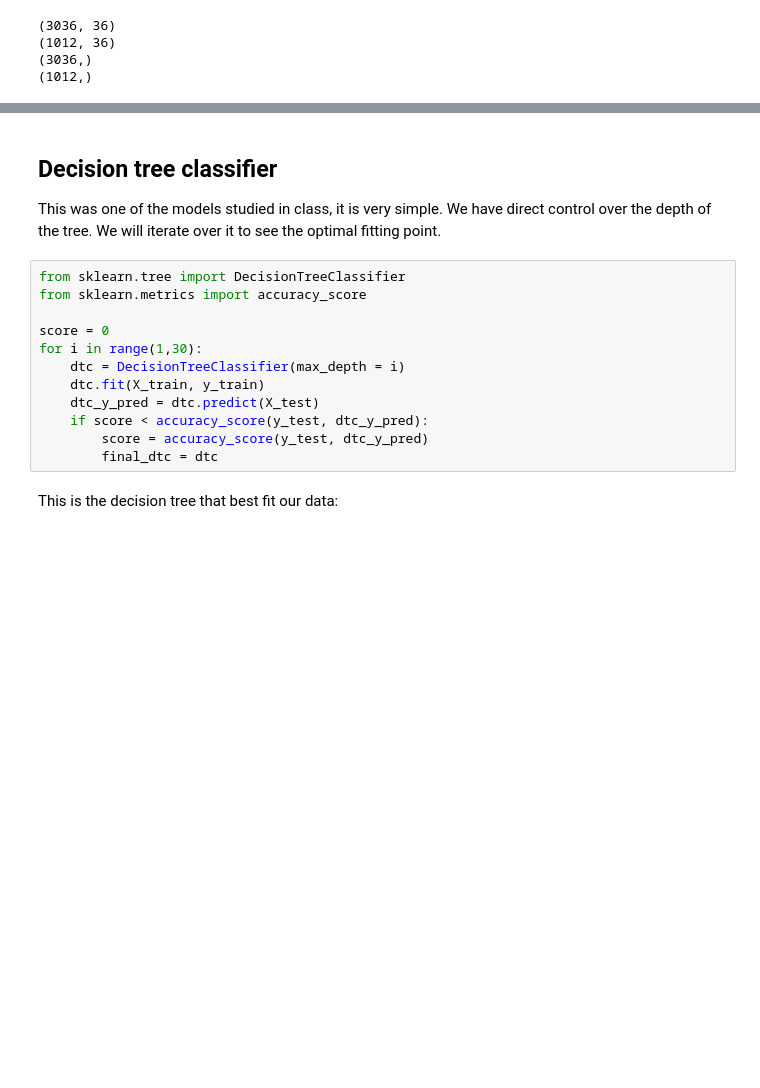
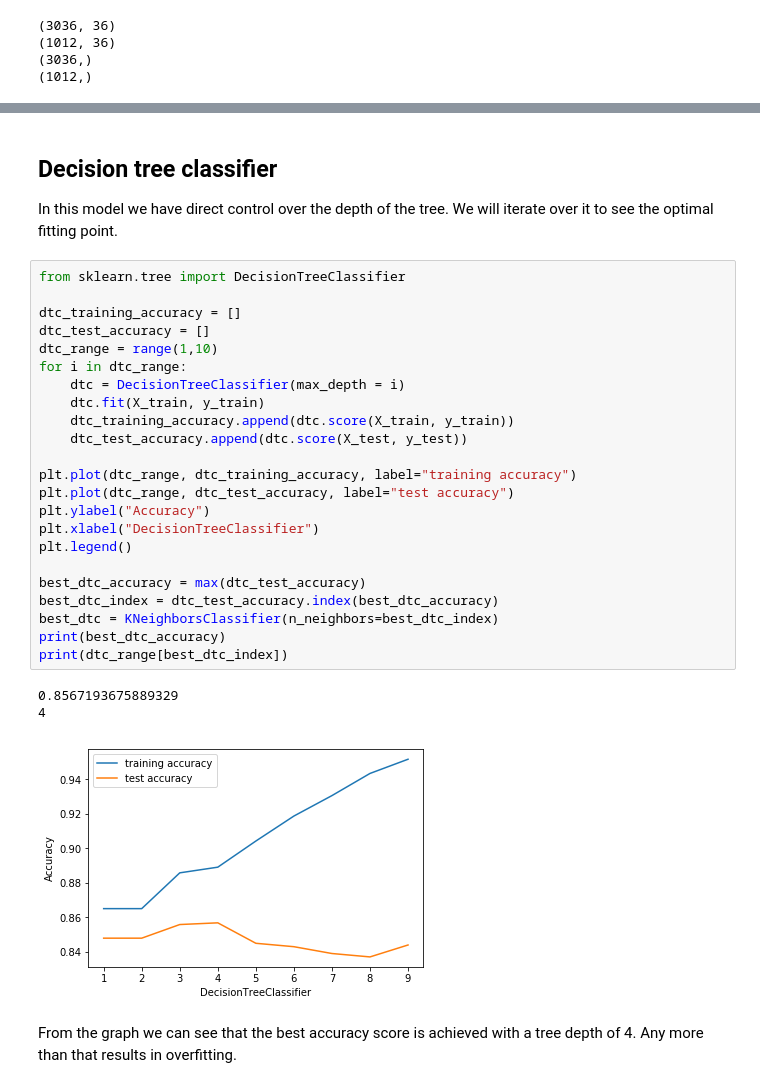
Before and after one commit to jeosadn/patrones, a Jupyter notebook: inv2/Inv-Corta-2.ipynb, the cells around one changed output, grey strips where cells are left out. Drawn from its saved outputs; the diff is of its cells as text; blank space fills up the shorter version.

```diff
--- a/inv2/Inv-Corta-2.ipynb
+++ b/inv2/Inv-Corta-2.ipynb
@@ -134,20 +206,35 @@ print(y_test.shape)
 # %% [markdown]
 ## Decision tree classifier
 
-This was one of the models studied in class, it is very simple. We have direct control over the depth of the tree. We will iterate over it to see the optimal fitting point.
+In this model we have direct control over the depth of the tree. We will iterate over it to see the optimal fitting point.
-# %%
-from sklearn.tree import DecisionTreeClassifier
-from sklearn.metrics import accuracy_score
-
-score = 0
-for i in range(1,30):
-    dtc = DecisionTreeClassifier(max_depth = i)
-    dtc.fit(X_train, y_train)
-    dtc_y_pred = dtc.predict(X_test)
-    if score < accuracy_score(y_test, dtc_y_pred):
-        score = accuracy_score(y_test, dtc_y_pred)
-        final_dtc = dtc
-# %% [markdown]
-This is the decision tree that best fit our data:
+# %%
+from sklearn.tree import DecisionTreeClassifier
+
+dtc_training_accuracy = []
+dtc_test_accuracy = []
+dtc_range = range(1,10)
+for i in dtc_range:
+    dtc = DecisionTreeClassifier(max_depth = i)
+    dtc.fit(X_train, y_train)
+    dtc_training_accuracy.append(dtc.score(X_train, y_train))
+    dtc_test_accuracy.append(dtc.score(X_test, y_test))
+
+plt.plot(dtc_range, dtc_training_accuracy, label="training accuracy")
+plt.plot(dtc_range, dtc_test_accuracy, label="test accuracy")
+plt.ylabel("Accuracy")
+plt.xlabel("DecisionTreeClassifier")
+plt.legend()
+
+best_dtc_accuracy = max(dtc_test_accuracy)
+best_dtc_index = dtc_test_accuracy.index(best_dtc_accuracy)
+best_dtc = KNeighborsClassifier(n_neighbors=best_dtc_index)
+print(best_dtc_accuracy)
+print(dtc_range[best_dtc_index])
+# %% [output]
+0.8567193675889329
+4
+[figure, added]
+# %% [markdown]
+From the graph we can see that the best accuracy score is achieved with a tree depth of 4. Any more than that results in overfitting.
 # %%
 from sklearn.tree import export_graphviz
```
Also changed, not shown: parts of 10 cells of this notebook, 1 other file.
